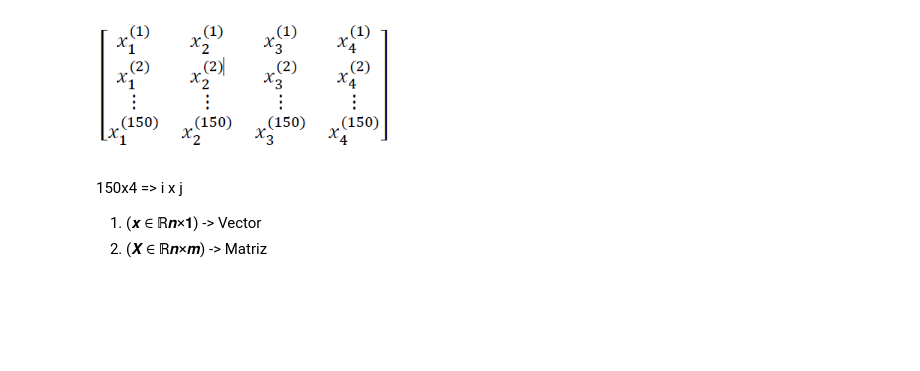
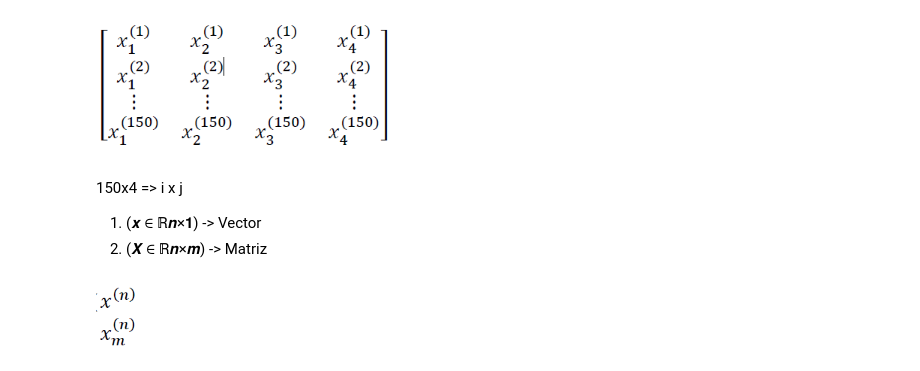
Before and after one commit to apachon/python-machine-learning-book-3rd-edition, a Jupyter notebook: ch01.ipynb, the cells around one changed output. Cells and saved outputs as stored; diff of their text form; code cells hidden in the pictures; blank space fills up the shorter version.

```diff
--- a/ch01.ipynb
+++ b/ch01.ipynb
@@ -90,3 +90,7 @@ Image('09.png', width = 300)
 
 1.   (𝒙 ∈ ℝ𝒏×𝟏) -> Vector
 2.   (𝑿 ∈ ℝ𝒏×𝒎) -> Matriz
+# %%
+Image('10.png', width = 50)
+# %% [output]
+[figure, added]
```
Also changed, not shown: parts of 13 cells of this notebook.
